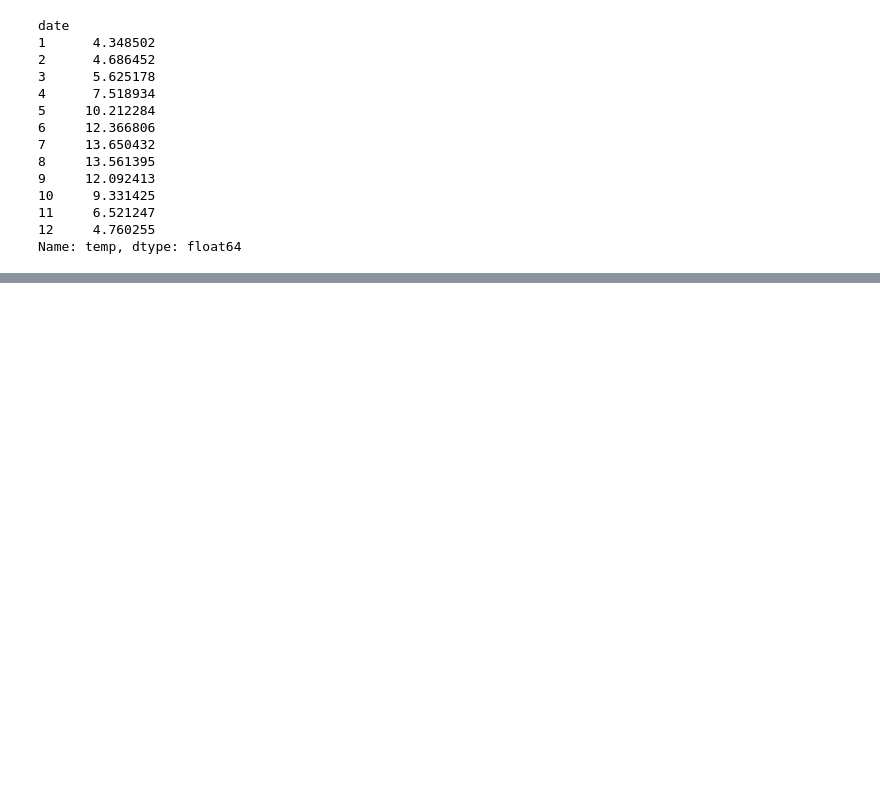
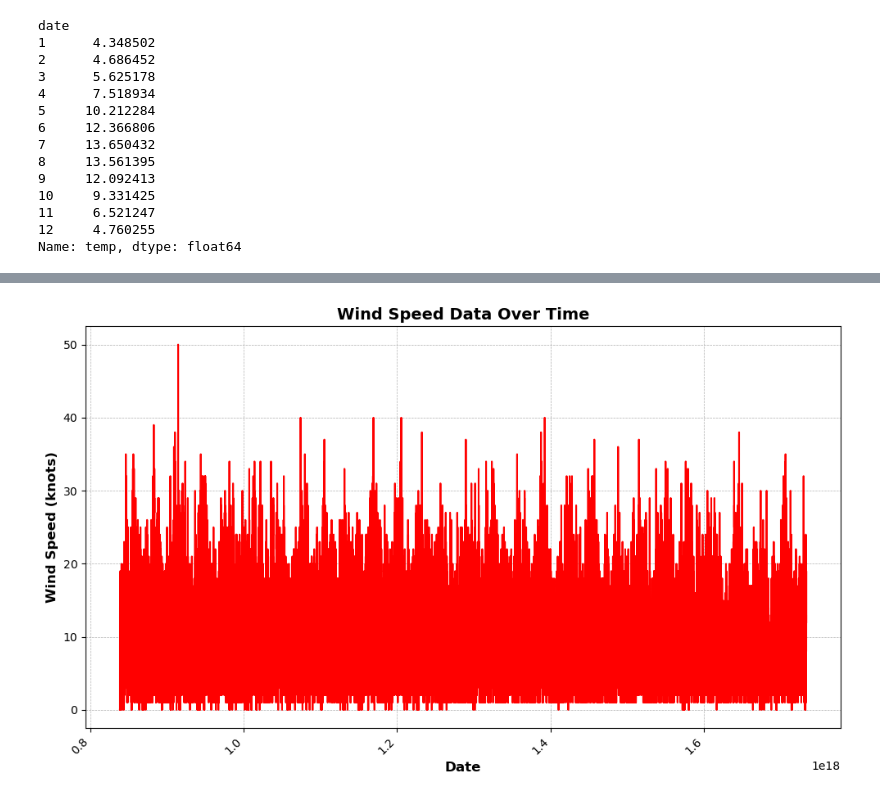
Before and after one commit to L-g00438909/PFDA_assignments, a Jupyter notebook: assignment6-weather.ipynb, the cells around one changed output, grey strips where cells are left out. Cells and saved outputs as stored; diff of their text form; code cells hidden in the pictures; blank space fills up the shorter version.

```diff
--- a/assignment6-weather.ipynb
+++ b/assignment6-weather.ipynb
@@ -301,0 +312,4 @@ Name: temp, dtype: float64
+# %%
+# change dtypes of all columns to numeric
+df = df.apply(pd.to_numeric, errors='coerce')
+df.dtypes
@@ -301,0 +354,4 @@ Name: temp, dtype: float64
+# %%
+# remove NaN values from the wdsp column
+df.dropna(subset=['wdsp'], inplace=True)
+df.isna().sum()
@@ -301,0 +381,14 @@ Name: temp, dtype: float64
+# %%
+# plot wdsp data
+fig, ax = plt.subplots(figsize=(10, 6))
+ax.plot(df['date'], df['wdsp'], color='red', label='Wind Speed')  # Line plot
+ax.set_xlabel('Date', fontsize=12, fontweight='bold')
+ax.set_ylabel('Wind Speed (knots)', fontsize=12, fontweight='bold')
+ax.set_title('Wind Speed Data Over Time', fontsize=14, fontweight='bold')
+plt.xticks(rotation=45, ha='right')
+ax.grid(True, which='both', linestyle='--', linewidth=0.5)
+
+plt.tight_layout()
+plt.show()
+# %% [output]
+[figure, added]
```
Also changed, not shown: parts of 21 cells of this notebook, 2 other files.
